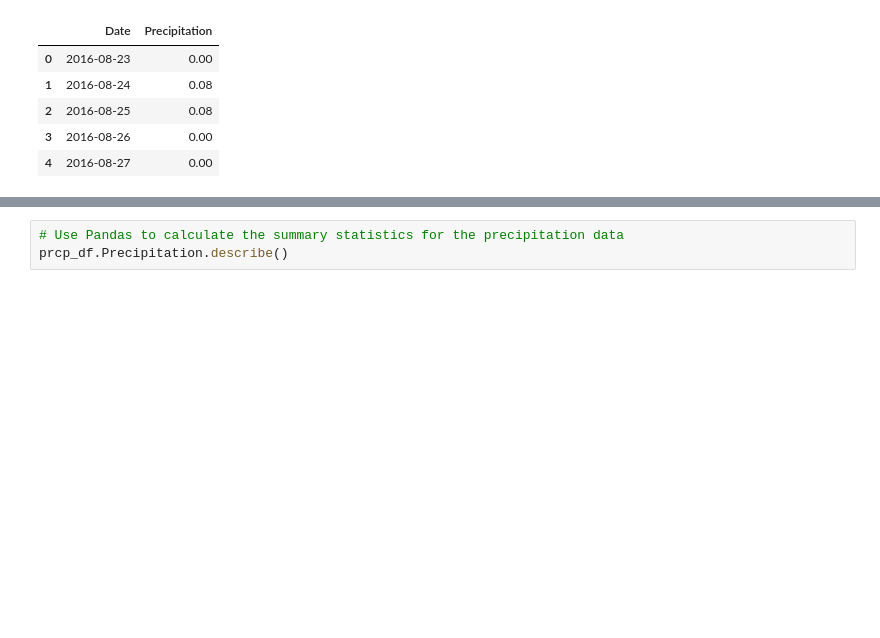
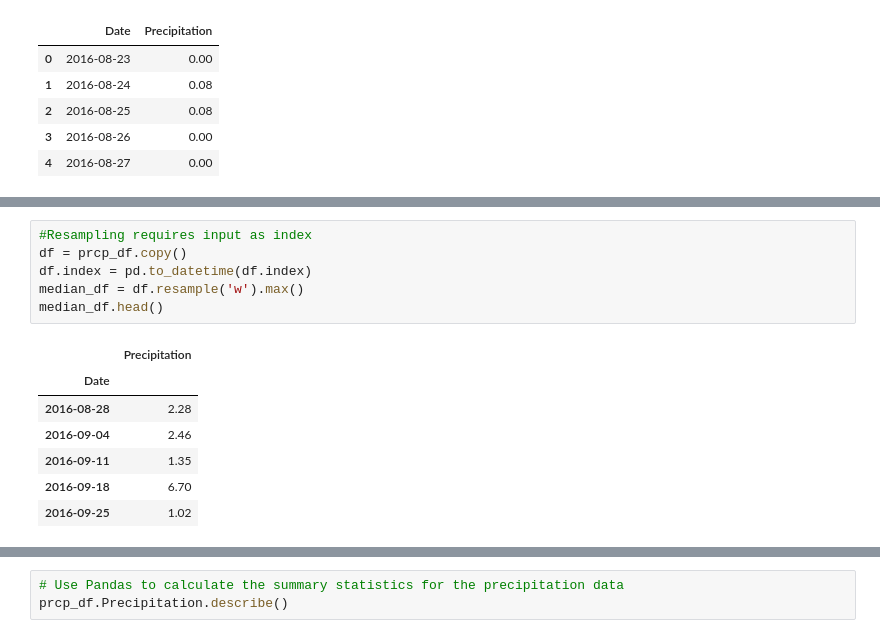
Before and after one commit to ethanwright96/sqlalchemy-challenge, a Jupyter notebook: SurfsUp/main.ipynb, the cells around one changed output, grey strips where cells are left out. Cells and saved outputs as stored; diff of their text form; blank space fills up the shorter version.

```diff
--- a/SurfsUp/main.ipynb
+++ b/SurfsUp/main.ipynb
@@ -106,3 +107,17 @@ plt.savefig("precipitation_plot.png")
 plt.show()
 # %% [output]
 [figure]
+# %%
+#Resampling requires input as index
+df = prcp_df.copy()
+df.index = pd.to_datetime(df.index)
+median_df = df.resample('w').max()
+median_df.head()
+# %% [output]
+|  | Precipitation |
+| Date |  |
+| 2016-08-28 | 2.28 |
+| 2016-09-04 | 2.46 |
+| 2016-09-11 | 1.35 |
+| 2016-09-18 | 6.70 |
+| 2016-09-25 | 1.02 |
```
Also changed, not shown: parts of 4 cells of this notebook, 2 other files.
